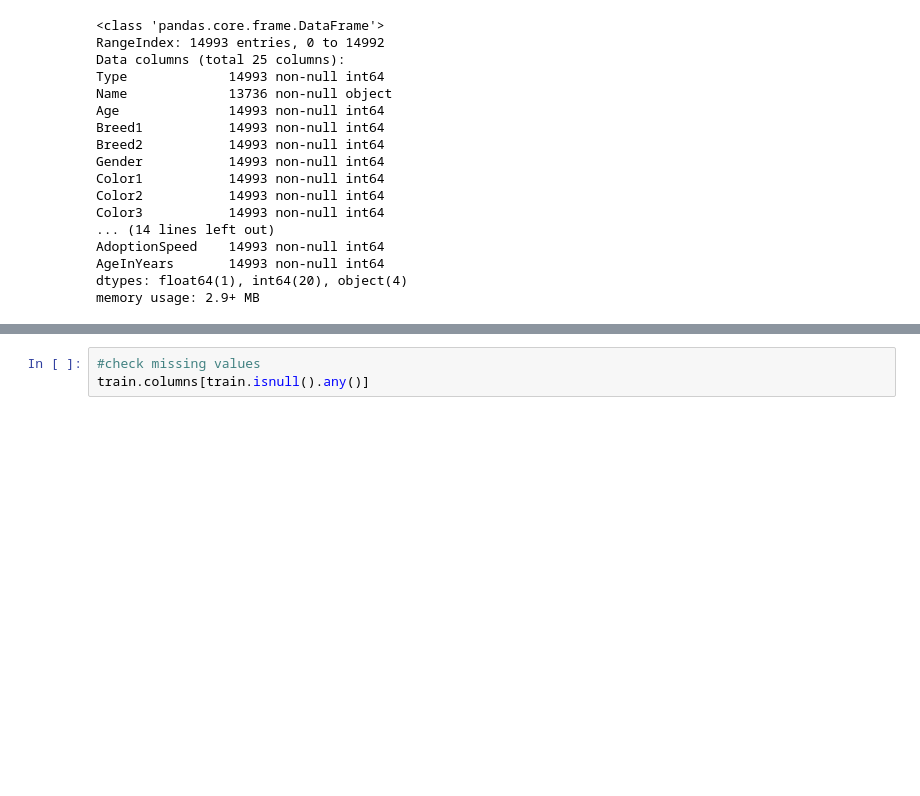
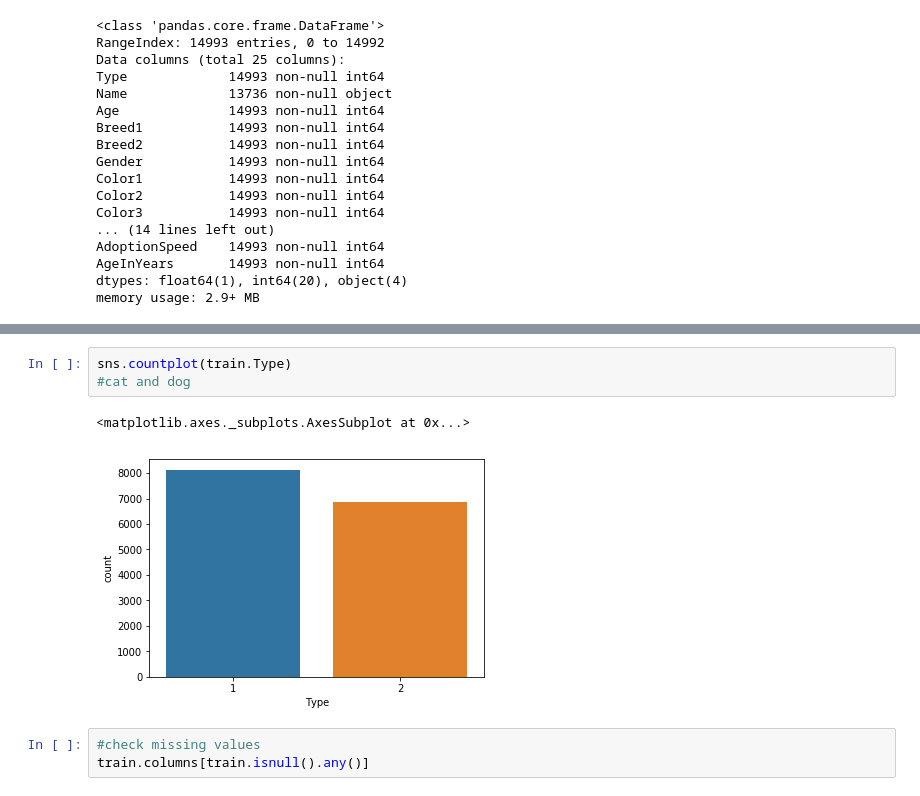
Before and after one commit to anuuu16/PetFinder, a Jupyter notebook: dataExploration.ipynb, the cells around one changed output, grey strips where cells are left out. Saved outputs shown, nothing was run; the diff lists cells and outputs as text; blank space fills up the shorter version.

```diff
--- a/dataExploration.ipynb
+++ b/dataExploration.ipynb
@@ -167,3 +173,9 @@ memory usage: 2.9+ MB
+# %%
+sns.countplot(train.Type)
+#cat and dog
+# %% [output]
+<matplotlib.axes._subplots.AxesSubplot at 0x...>
+[figure, added]
 # %%
 #check missing values
 train.columns[train.isnull().any()]
```
Also changed, not shown: parts of 22 cells of this notebook.
